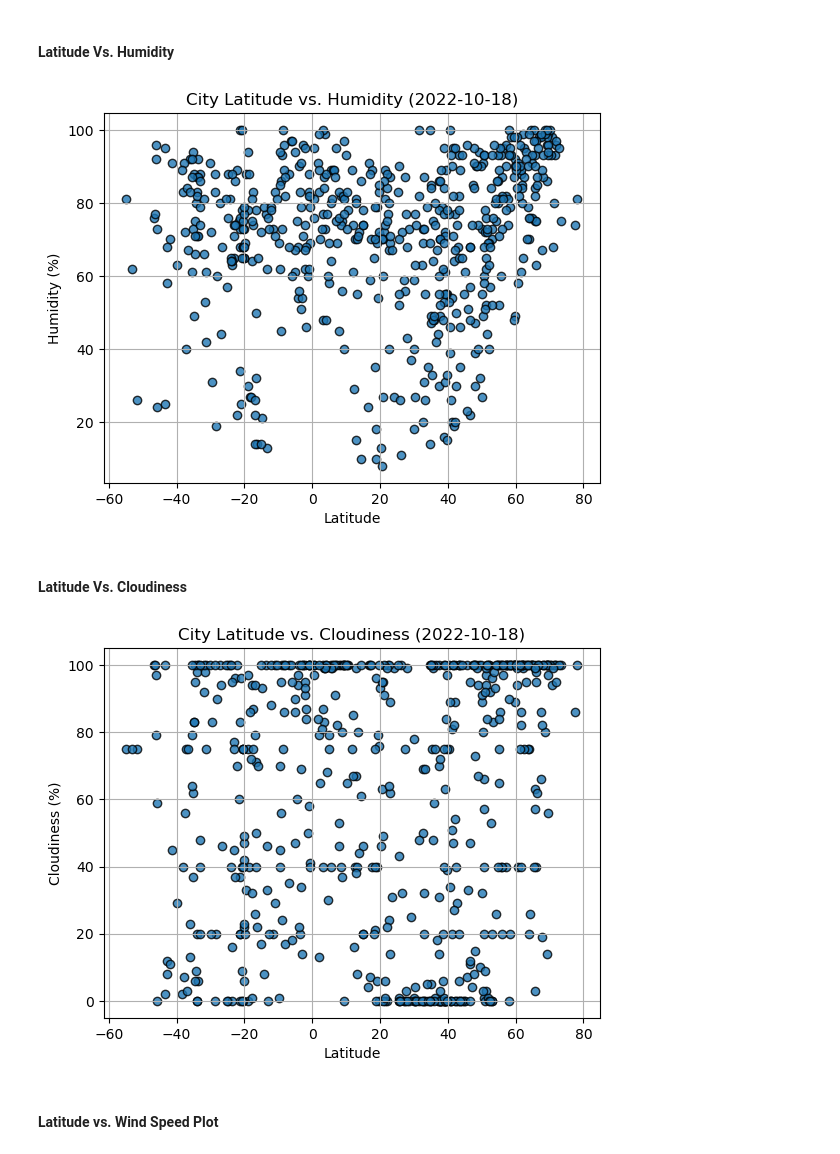
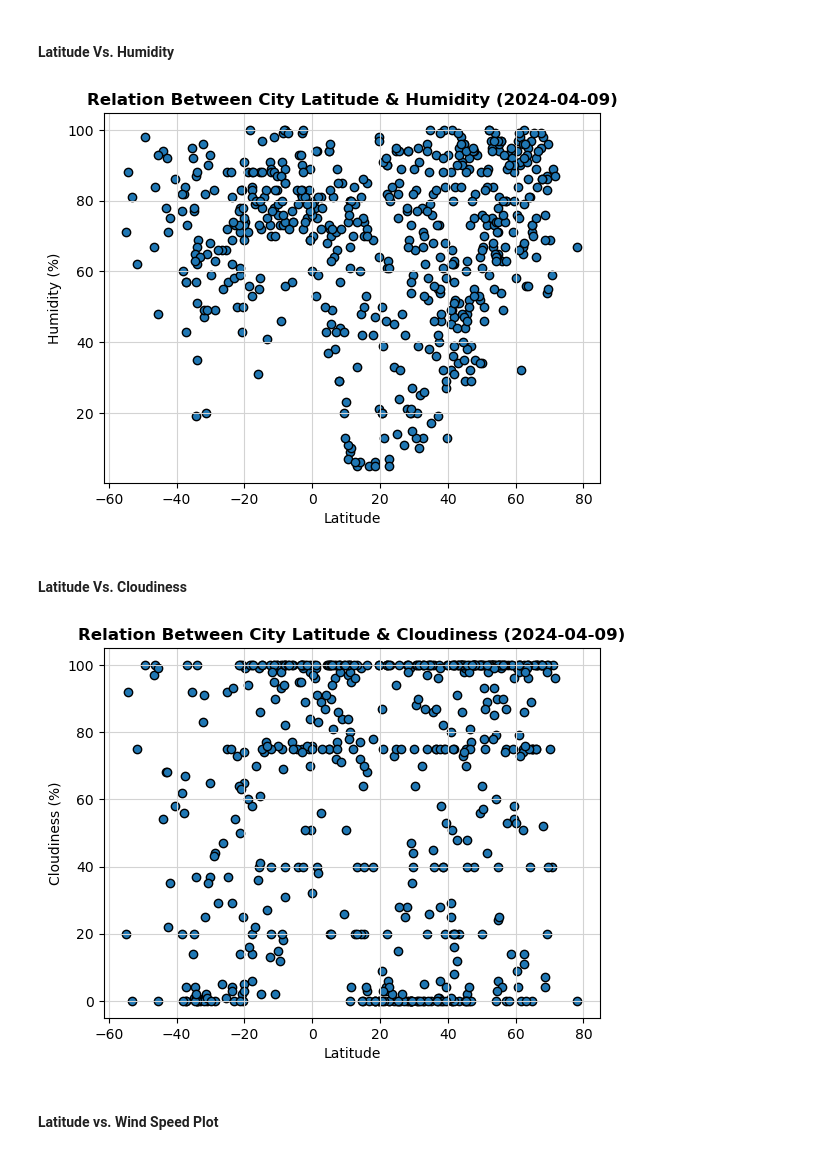
Before and after one commit to Sempi23/python-api-challenge, a Jupyter notebook: WeatherPy.ipynb, the cells around one changed output. Cells and saved outputs as stored; diff of their text form; code cells hidden in the pictures.

```diff
--- a/WeatherPy.ipynb
+++ b/WeatherPy.ipynb
@@ -296,10 +285,14 @@ plt.show()
 #### Latitude Vs. Humidity
 # %%
 # Build the scatter plots for latitude vs. humidity
-# YOUR CODE HERE
+plt.scatter(city_data_df["Lat"], city_data_df["Humidity"], edgecolors='black')
 
 # Incorporate the other graph properties
-# YOUR CODE HERE
+plt.xlabel('Latitude')
+plt.ylabel('Humidity (%)')
+plt.title('Relation Between City Latitude & Humidity (2024-04-09)', fontweight='bold')
+plt.grid(which='major', axis='both', linestyle='-', color='lightgrey')
+
 
 # Save the figure
 plt.savefig("output_data/Fig2.png")
@@ -307,23 +300,27 @@ plt.savefig("output_data/Fig2.png")
 # Show plot
 plt.show()
 # %% [output]
-[figure, old version]
+[figure, new version]
 # %% [markdown]
 #### Latitude Vs. Cloudiness
 # %%
 # Build the scatter plots for latitude vs. cloudiness
-# YOUR CODE HERE
+plt.scatter(city_data_df["Lat"], city_data_df["Cloudiness"], edgecolors='black')
 
 # Incorporate the other graph properties
-# YOUR CODE HERE
+plt.xlabel('Latitude')
+plt.ylabel('Cloudiness (%)')
+plt.title('Relation Between City Latitude & Cloudiness (2024-04-09)', fontweight='bold')
+plt.grid(which='major', axis='both', linestyle='-', color='lightgrey')
+
 
 # Save the figure
 plt.savefig("output_data/Fig3.png")
 
 # Show plot
 plt.show()
 # %% [output]
-[figure, old version]
+[figure, new version]
 # %% [markdown]
 #### Latitude vs. Wind Speed Plot
 # %%
```
Also changed, not shown: parts of 48 cells of this notebook, 15 other files.
